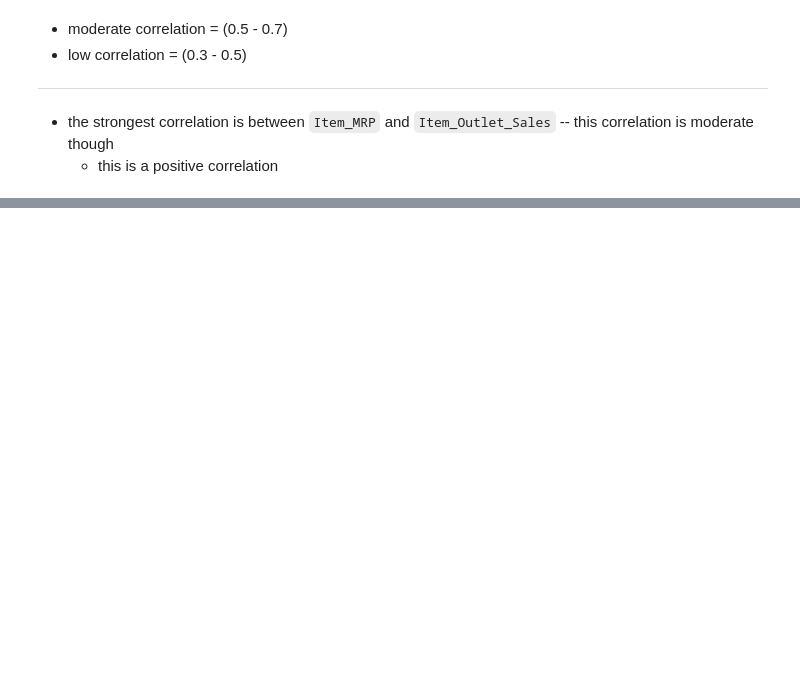
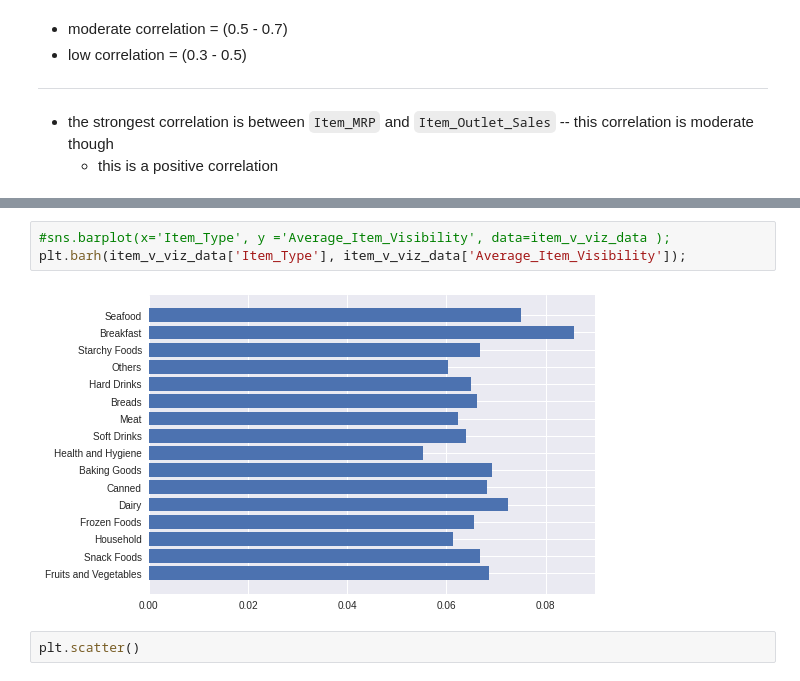
Before and after one commit to ELBrown11/CodingDojoPortfolioProjects, a Jupyter notebook: Project1.ipynb, the cells around one changed output, grey strips where cells are left out. Saved outputs shown, nothing was run; the diff lists cells and outputs as text; blank space fills up the shorter version.

```diff
--- a/Project1.ipynb
+++ b/Project1.ipynb
@@ -256,0 +395,7 @@ sns.heatmap(corr, cmap = 'Greens', annot=True)
+# %%
+#sns.barplot(x='Item_Type', y ='Average_Item_Visibility', data=item_v_viz_data );
+plt.barh(item_v_viz_data['Item_Type'], item_v_viz_data['Average_Item_Visibility']);
+# %% [output]
+[figure, added]
+# %%
+plt.scatter()
```
Also changed, not shown: parts of 18 cells of this notebook.
